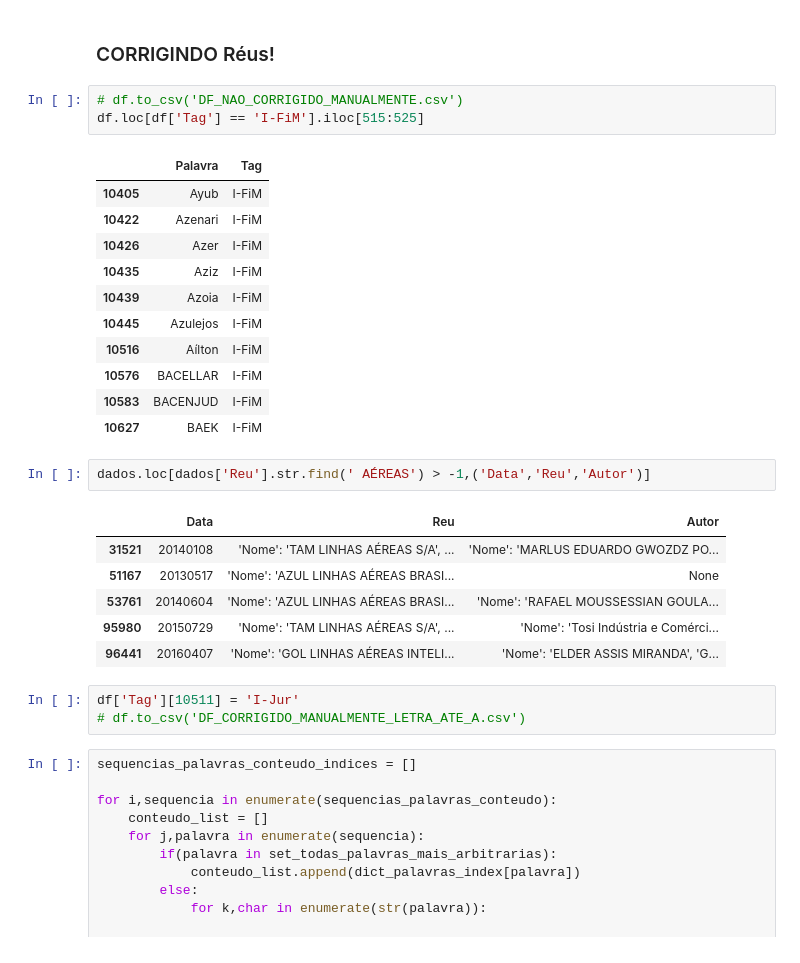
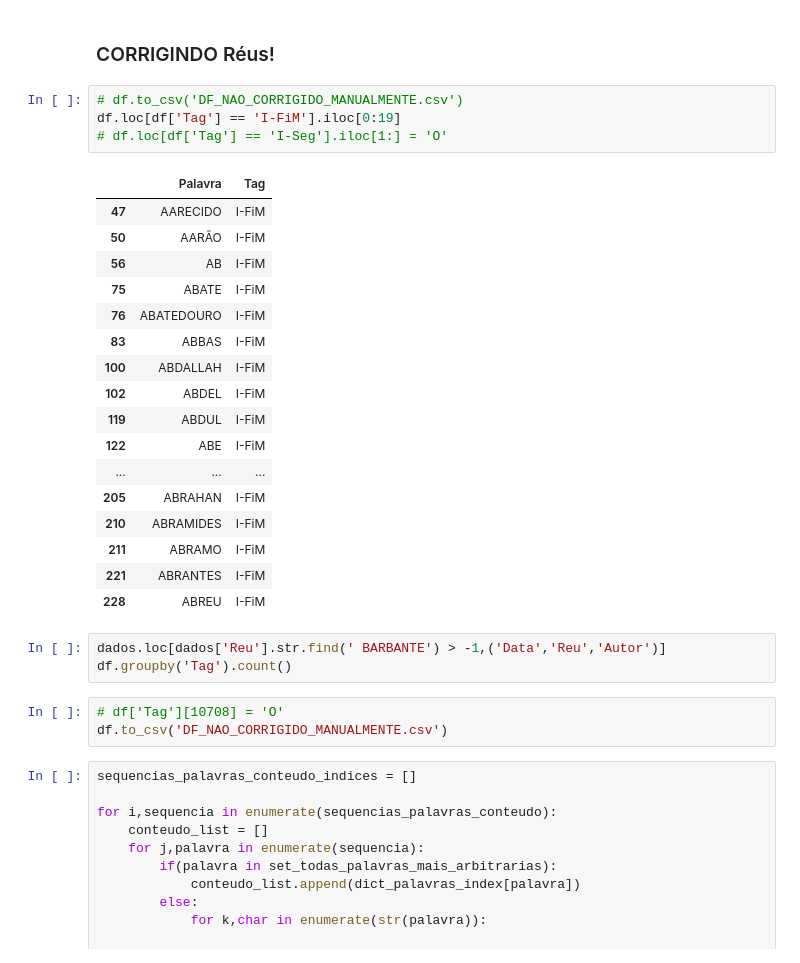
Before and after one commit to RafaelMRazeira/codes, a Jupyter notebook: pre-processing/2.Scripts para NER nos documentos/NER_Baseado_Artigo.ipynb, the cells around one changed output. Saved outputs shown, nothing was run; the diff lists cells and outputs as text.

Commit message:
Autor na parada

```diff
--- a/pre-processing/2.Scripts para NER nos documentos/NER_Baseado_Artigo.ipynb
+++ b/pre-processing/2.Scripts para NER nos documentos/NER_Baseado_Artigo.ipynb
@@ -446,31 +612,32 @@ df.groupby('Tag').count(), len(assuntos), len(classes)
 ### CORRIGINDO Réus!
 # %%
 # df.to_csv('DF_NAO_CORRIGIDO_MANUALMENTE.csv')
-df.loc[df['Tag'] == 'I-FiM'].iloc[515:525]
+df.loc[df['Tag'] == 'I-FiM'].iloc[0:19]
+# df.loc[df['Tag'] == 'I-Seg'].iloc[1:] = 'O'
 # %% [output]
 |  | Palavra | Tag |
-| 10405 | Ayub | I-FiM |
-| 10422 | Azenari | I-FiM |
-| 10426 | Azer | I-FiM |
-| 10435 | Aziz | I-FiM |
-| 10439 | Azoia | I-FiM |
-| 10445 | Azulejos | I-FiM |
-| 10516 | Aílton | I-FiM |
-| 10576 | BACELLAR | I-FiM |
-| 10583 | BACENJUD | I-FiM |
-| 10627 | BAEK | I-FiM |
+| 47 | AARECIDO | I-FiM |
+| 50 | AARÃO | I-FiM |
+| 56 | AB | I-FiM |
+| 75 | ABATE | I-FiM |
+| 76 | ABATEDOURO | I-FiM |
+| 83 | ABBAS | I-FiM |
+| 100 | ABDALLAH | I-FiM |
+| 102 | ABDEL | I-FiM |
+| 119 | ABDUL | I-FiM |
+| 122 | ABE | I-FiM |
+| ... | ... | ... |
+| 205 | ABRAHAN | I-FiM |
+| 210 | ABRAMIDES | I-FiM |
+| 211 | ABRAMO | I-FiM |
+| 221 | ABRANTES | I-FiM |
+| 228 | ABREU | I-FiM |
 # %%
-dados.loc[dados['Reu'].str.find(' AÉREAS') > -1,('Data','Reu','Autor')]
+dados.loc[dados['Reu'].str.find(' BARBANTE') > -1,('Data','Reu','Autor')]
+df.groupby('Tag').count()
-# %% [output]
-|  | Data | Reu | Autor |
-| 31521 | 20140108 | 'Nome': 'TAM LINHAS AÉREAS S/A', ... | 'Nome': 'MARLUS EDUARDO GWOZDZ PO... |
-| 51167 | 20130517 | 'Nome': 'AZUL LINHAS AÉREAS BRASI... | None |
-| 53761 | 20140604 | 'Nome': 'AZUL LINHAS AÉREAS BRASI... | 'Nome': 'RAFAEL MOUSSESSIAN GOULA... |
-| 95980 | 20150729 | 'Nome': 'TAM LINHAS AÉREAS S/A', ... | 'Nome': 'Tosi Indústria e Comérci... |
-| 96441 | 20160407 | 'Nome': 'GOL LINHAS AÉREAS INTELI... | 'Nome': 'ELDER ASSIS MIRANDA', 'G... |
-# %%
-df['Tag'][10511] = 'I-Jur'
-# df.to_csv('DF_CORRIGIDO_MANUALMENTE_LETRA_ATE_A.csv')
+# %%
+# df['Tag'][10708] = 'O'
+df.to_csv('DF_NAO_CORRIGIDO_MANUALMENTE.csv')
 # %%
 sequencias_palavras_conteudo_indices = []
 
```
Also changed, not shown: parts of 4 cells of this notebook.
